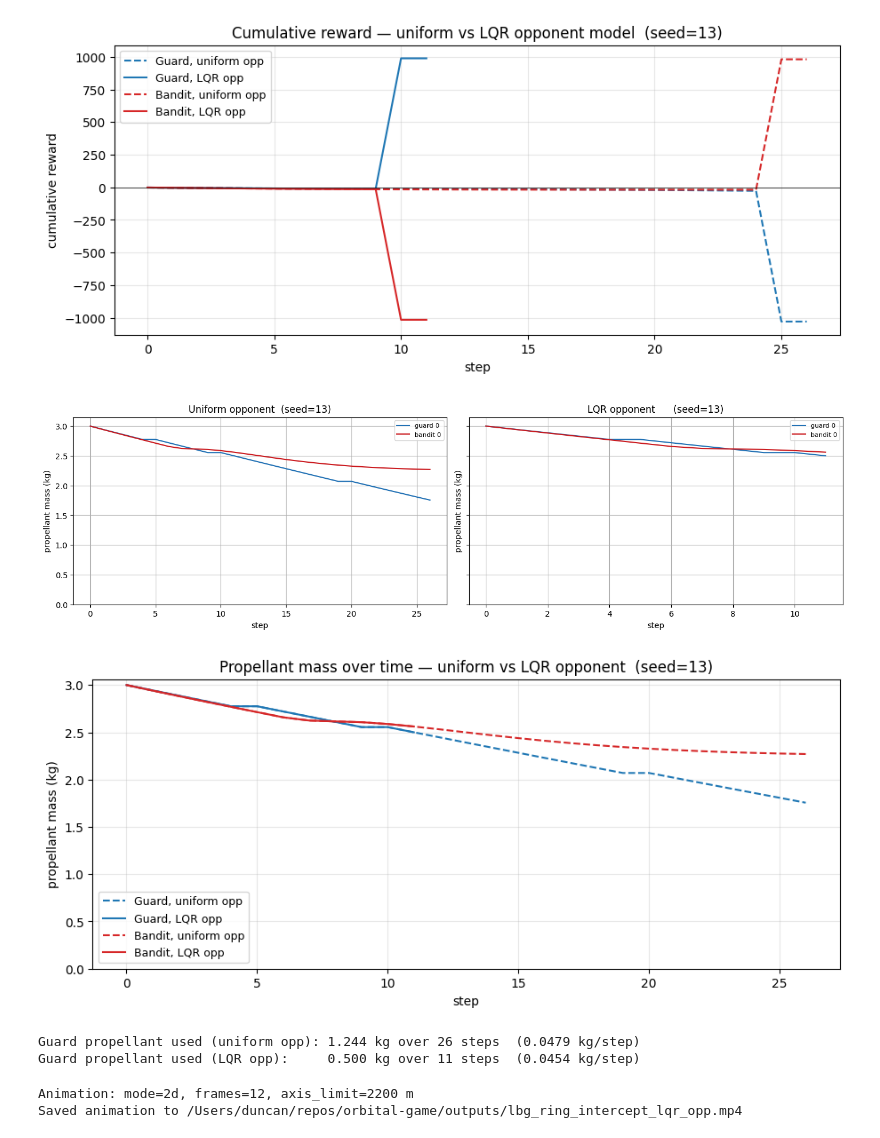
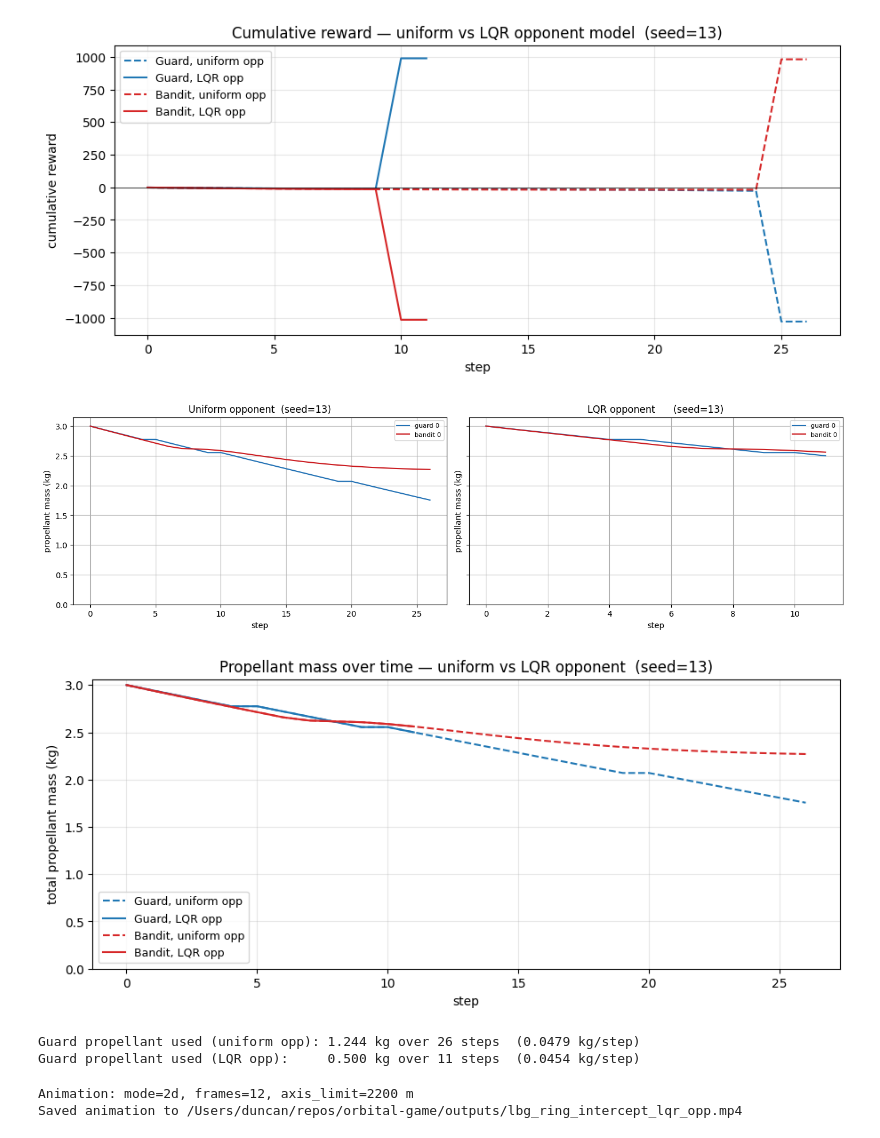
Before and after one commit to sisl/OrbitalGym, a Jupyter notebook: examples/lbg_ring_intercept.ipynb, the cells around one changed output. Drawn from its saved outputs; the diff is of its cells as text; code cells hidden in the pictures.

```diff
--- a/examples/lbg_ring_intercept.ipynb
+++ b/examples/lbg_ring_intercept.ipynb
@@ -728,7 +779,8 @@ game-time — a strong-but-imperfect model of the actual opponent.
 # %%
 # Same MCTS configuration as before, except `opponent_model` is now an
 # LQR controller — the searcher's belief about the bandit is closer to
-# what the bandit will actually do at game time.
+# what the bandit will actually do at game time. Coordination/teammate
+# settings carried over from the uniform-opp build above.
 mcts_lqr_opp = MCTSPolicy(
     env_model=adapter,
     side=Side.GUARD,
@@ -738,9 +790,12 @@ mcts_lqr_opp = MCTSPolicy(
     num_simulations=mcts.num_simulations,
     n_vehicles=cfg.n_guards,
     command_cls=env.guard_command_cls,
+    coordination=mcts.coordination,
+    teammate_model=mcts.teammate_model,
 )
 print(f'MCTS guard (LQR opponent model): A={action_grid.shape[0]}, '
-      f'num_simulations={mcts_lqr_opp.num_simulations}')
+      f'num_simulations={mcts_lqr_opp.num_simulations}, '
+      f'coordination={mcts_lqr_opp.coordination}')
 
 # We pick a seed where the two opponent-model variants diverge clearly:
 # at seed=13, uniform-opp MCTS misses the catch and gives up a breach,
@@ -767,8 +822,9 @@ elapsed_lqr = time.perf_counter() - t0
 
 rg_unif = np.asarray(traj_unif_demo.sides.guard.reward[:n_unif_demo])
 rg_lqr  = np.asarray(traj_lqr_opp.sides.guard.reward[:n_lqr_opp])
-prop_unif = float(final_unif_demo.guards.propellant_mass[0])
-prop_lqr  = float(final_lqr_opp.guards.propellant_mass[0])
+# Sum across the guard fleet so the metric scales with n_guards.
+prop_unif = float(np.sum(final_unif_demo.guards.propellant_mass))
+prop_lqr  = float(np.sum(final_lqr_opp.guards.propellant_mass))
 
 print(f'\n=== Uniform-opponent MCTS, seed={DEMO_SEED} ===')
 print(f'  steps={n_unif_demo}, time={elapsed_unif:.2f}s   '
@@ -870,43 +926,48 @@ plt.show()
 # steps because it intercepts early. The uniform-opp guard burns more
 # slowly but for the full episode and still gives up the breach.
 fig, axes = plt.subplots(1, 2, figsize=(14, 4), constrained_layout=True, sharey=True)
 
 for ax, traj, title in (
     (axes[0], traj_unif_demo, f'Uniform opponent  (seed={DEMO_SEED})'),
     (axes[1], traj_lqr_opp,   f'LQR opponent      (seed={DEMO_SEED})'),
 ):
     plot_rollout_mass(traj, ax=ax)
     ax.set_title(title)
     ax.axhline(0, color='k', linewidth=0.5, alpha=0.5)
     ax.set_ylim(bottom=0)
 
 # Overlay all four mass curves on a single axes for a tighter comparison.
+# Sum across the vehicle axis on each side so the curve is the fleet
+# total — works for any n_guards / n_bandits including 1v1.
 fig, ax = plt.subplots(figsize=(9, 4), constrained_layout=True)
-ax.plot(np.asarray(traj_unif_demo.env_state.guards.propellant_mass[:, 0]),
+ax.plot(np.asarray(np.sum(traj_unif_demo.env_state.guards.propellant_mass, axis=-1)),
         color='tab:blue', linestyle='--', label='Guard, uniform opp')
-ax.plot(np.asarray(traj_lqr_opp.env_state.guards.propellant_mass[:, 0]),
+ax.plot(np.asarray(np.sum(traj_lqr_opp.env_state.guards.propellant_mass, axis=-1)),
         color='tab:blue', linestyle='-',  label='Guard, LQR opp')
-ax.plot(np.asarray(traj_unif_demo.env_state.bandits.propellant_mass[:, 0]),
+ax.plot(np.asarray(np.sum(traj_unif_demo.env_state.bandits.propellant_mass, axis=-1)),
         color='tab:red', linestyle='--', label='Bandit, uniform opp')
-ax.plot(np.asarray(traj_lqr_opp.env_state.bandits.propellant_mass[:, 0]),
+ax.plot(np.asarray(np.sum(traj_lqr_opp.env_state.bandits.propellant_mass, axis=-1)),
         color='tab:red', linestyle='-',  label='Bandit, LQR opp')
 ax.set_xlabel('step')
-ax.set_ylabel('propellant mass (kg)')
+ax.set_ylabel('total propellant mass (kg)')
 ax.set_title(f'Propellant mass over time — uniform vs LQR opponent  (seed={DEMO_SEED})')
 ax.set_ylim(bottom=0)
 ax.grid(alpha=0.3)
 ax.legend(loc='best', fontsize=9)
 plt.show()
 
+# Per-guard-vehicle propellant initial; compare against current `prop_*`
+# (which sums across the guard fleet) to report total spent.
+prop_init_total = float(PROPELLANT_KG * cfg.n_guards)
 print(f'Guard propellant used (uniform opp): '
-      f'{PROPELLANT_KG - prop_unif:.3f} kg over {n_unif_demo} steps  '
-      f'({(PROPELLANT_KG - prop_unif) / max(1, n_unif_demo):.4f} kg/step)')
+      f'{prop_init_total - prop_unif:.3f} kg over {n_unif_demo} steps  '
+      f'({(prop_init_total - prop_unif) / max(1, n_unif_demo):.4f} kg/step)')
 print(f'Guard propellant used (LQR opp):     '
-      f'{PROPELLANT_KG - prop_lqr:.3f} kg over {n_lqr_opp} steps  '
-      f'({(PROPELLANT_KG - prop_lqr) / max(1, n_lqr_opp):.4f} kg/step)')
+      f'{prop_init_total - prop_lqr:.3f} kg over {n_lqr_opp} steps  '
+      f'({(prop_init_total - prop_lqr) / max(1, n_lqr_opp):.4f} kg/step)')
 # %% [output]
 [figure]
-[figure, old version]
+[figure, new version]
 Guard propellant used (uniform opp): 1.244 kg over 26 steps  (0.0479 kg/step)
 Guard propellant used (LQR opp):     0.500 kg over 11 steps  (0.0454 kg/step)
 # %%
```
Also changed, not shown: parts of 6 cells of this notebook, 3 other files.
